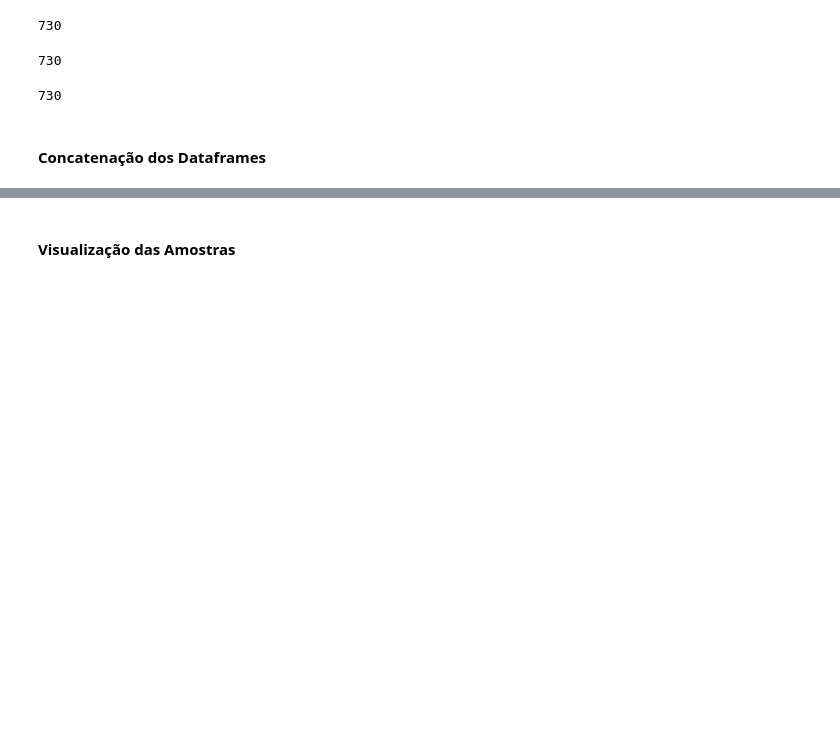
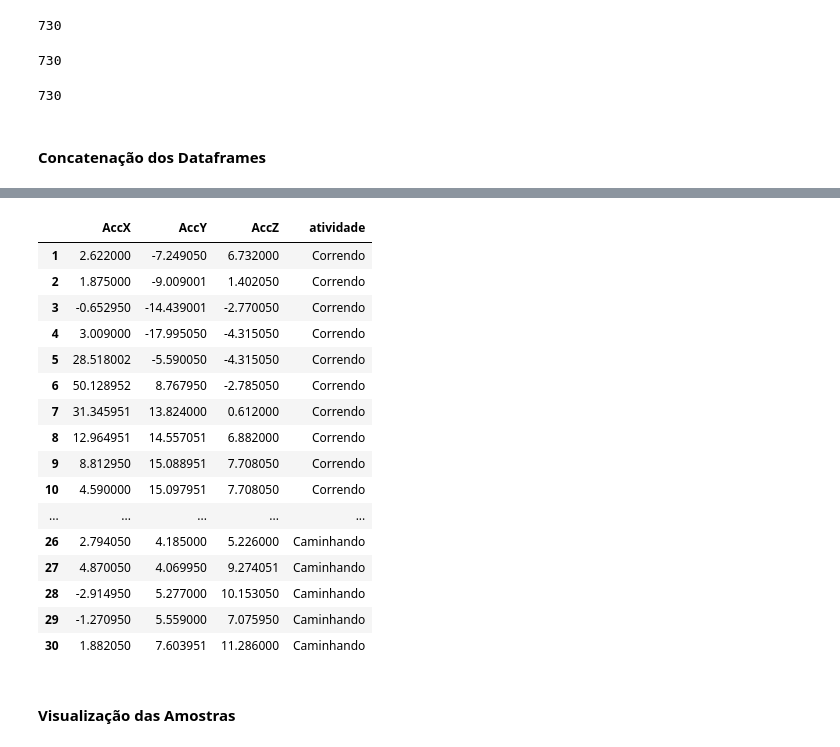
Before and after one commit to MatheuseduPinheiro/Trabalhos-da-disciplina-de-Sensores-e-Instrumentos-Inteligentes, a Jupyter notebook: Trabalho_2/index.ipynb, the cells around one changed output, grey strips where cells are left out. Saved outputs shown, nothing was run; the diff lists cells and outputs as text; code cells hidden in the pictures; blank space fills up the shorter version.

```diff
--- a/Trabalho_2/index.ipynb
+++ b/Trabalho_2/index.ipynb
@@ -300,3 +344,27 @@ df_sequencia.head(60)
+# %%
+# Remover a coluna timestamp
+df_sequencia = df_sequencia.drop('timestamp', axis=1)
+
+
+df_sequencia.head(60)
+# %% [output]
+|  | AccX | AccY | AccZ | atividade |
+| 1 | 2.622000 | -7.249050 | 6.732000 | Correndo |
+| 2 | 1.875000 | -9.009001 | 1.402050 | Correndo |
+| 3 | -0.652950 | -14.439001 | -2.770050 | Correndo |
+| 4 | 3.009000 | -17.995050 | -4.315050 | Correndo |
+| 5 | 28.518002 | -5.590050 | -4.315050 | Correndo |
+| 6 | 50.128952 | 8.767950 | -2.785050 | Correndo |
+| 7 | 31.345951 | 13.824000 | 0.612000 | Correndo |
+| 8 | 12.964951 | 14.557051 | 6.882000 | Correndo |
+| 9 | 8.812950 | 15.088951 | 7.708050 | Correndo |
+| 10 | 4.590000 | 15.097951 | 7.708050 | Correndo |
+| ... | ... | ... | ... | ... |
+| 26 | 2.794050 | 4.185000 | 5.226000 | Caminhando |
+| 27 | 4.870050 | 4.069950 | 9.274051 | Caminhando |
+| 28 | -2.914950 | 5.277000 | 10.153050 | Caminhando |
+| 29 | -1.270950 | 5.559000 | 7.075950 | Caminhando |
+| 30 | 1.882050 | 7.603951 | 11.286000 | Caminhando |
 # %% [markdown]
 #### Visualização das Amostras
 # %%
```
Also changed, not shown: parts of 10 cells of this notebook.
